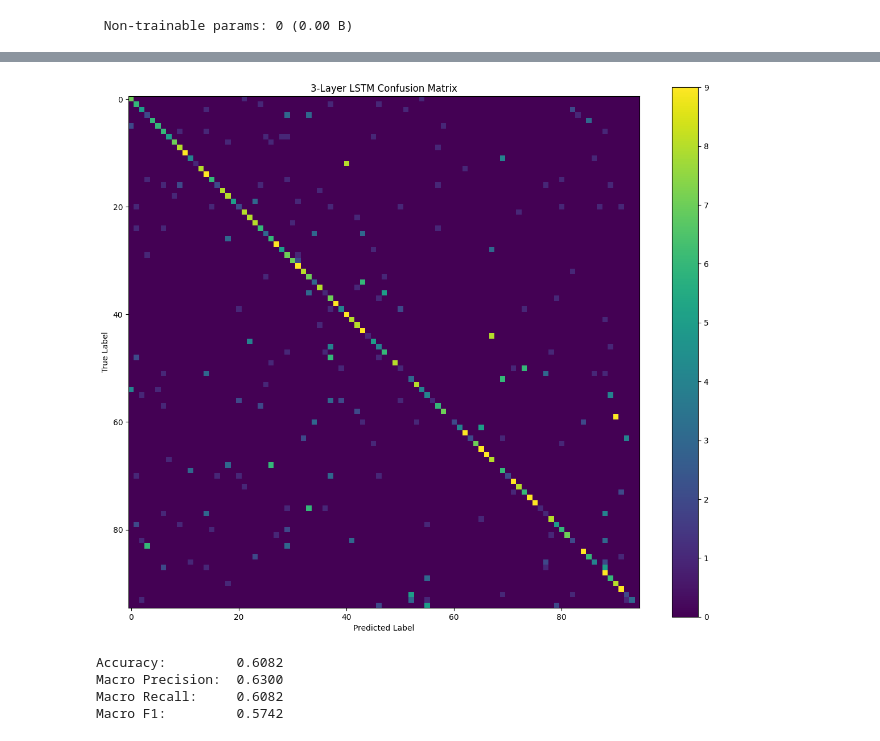
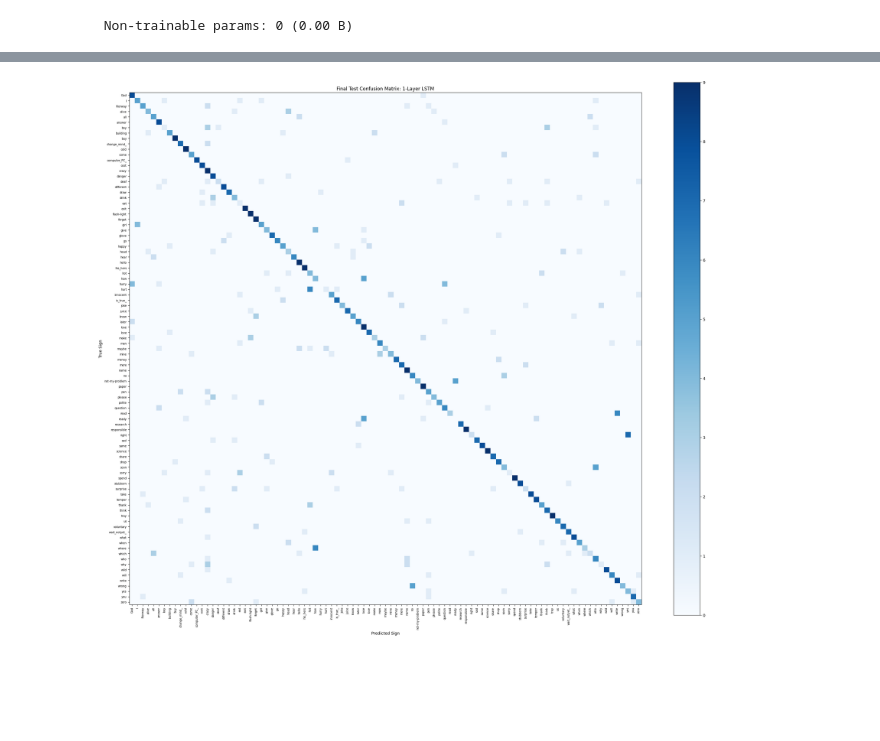
Before and after one commit to Boffin-Omega/Sign-Language-Recognition-using-Temporal-Classification, a Jupyter notebook: lstm.ipynb, the cells around one changed output, grey strips where cells are left out. Drawn from its saved outputs; the diff is of its cells as text; code cells hidden in the pictures; blank space fills up the shorter version.

```diff
--- a/lstm.ipynb
+++ b/lstm.ipynb
@@ -545,0 +437,10 @@ plt.show()
+# %%
+label_mapping = pd.read_csv(PROCESSED_DIR / "label_mapping.csv")
+
+target_names = (
+    label_mapping
+    .sort_values("class_id")["sign"]
+    .tolist()
+)
+
+print(f"Number of sign classes: {len(target_names)}")
@@ -546,37 +491,33 @@ plt.show()
 # %%
+#Generate final confusion matrix for 1 layer LSTM
+
 cm = confusion_matrix(
     y_test,
-    y_pred
+    y_pred,
+    labels=np.arange(len(target_names))
 )
 
-plt.figure(figsize=(12, 10))
+plt.figure(figsize=(24, 20))
+plt.imshow(cm, cmap="Blues")
 
-plt.imshow(cm)
+plt.xlabel("Predicted Sign")
+plt.ylabel("True Sign")
+plt.title("Final Test Confusion Matrix: 1-Layer LSTM")
 
-plt.xlabel("Predicted Label")
-plt.ylabel("True Label")
-plt.title("3-Layer LSTM Confusion Matrix")
+plt.xticks(
+    range(len(target_names)),
+    target_names,
+    rotation=90,
+    fontsize=7
+)
+plt.yticks(
+    range(len(target_names)),
+    target_names,
+    fontsize=7
+)
 
 plt.colorbar()
-
 plt.tight_layout()
 plt.show()
 # %% [output]
-[figure, old version]
+[figure, new version]
-# %%
-report = classification_report(
-    y_test,
-    y_pred,
-    zero_division=0,
-    output_dict=True
-)
-
-print(f"Accuracy:         {accuracy_score(y_test, y_pred):.4f}")
-print(f"Macro Precision:  {report['macro avg']['precision']:.4f}")
-print(f"Macro Recall:     {report['macro avg']['recall']:.4f}")
-print(f"Macro F1:         {report['macro avg']['f1-score']:.4f}")
-# %% [output]
-Accuracy:         0.6082
-Macro Precision:  0.6300
-Macro Recall:     0.6082
-Macro F1:         0.5742
```
Also changed, not shown: parts of 25 cells of this notebook.
